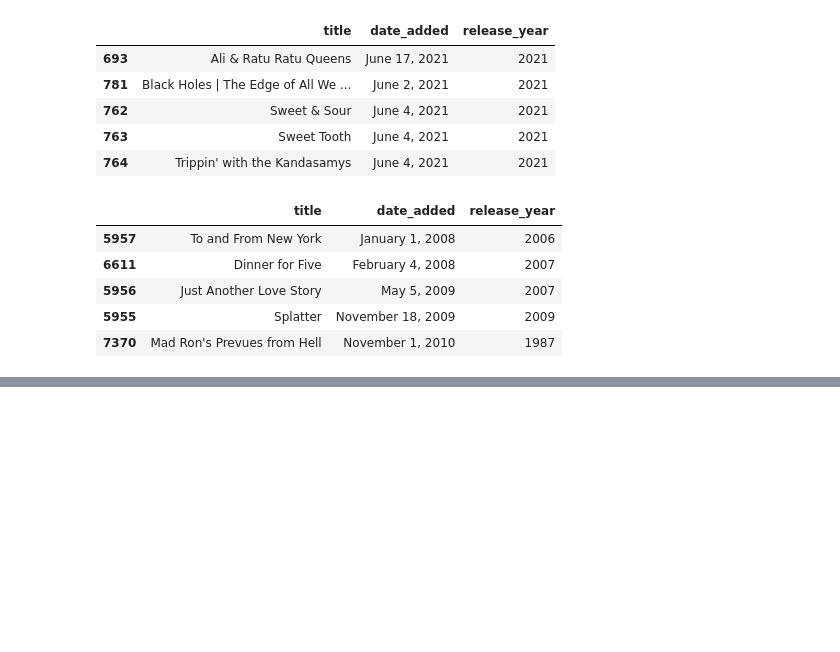
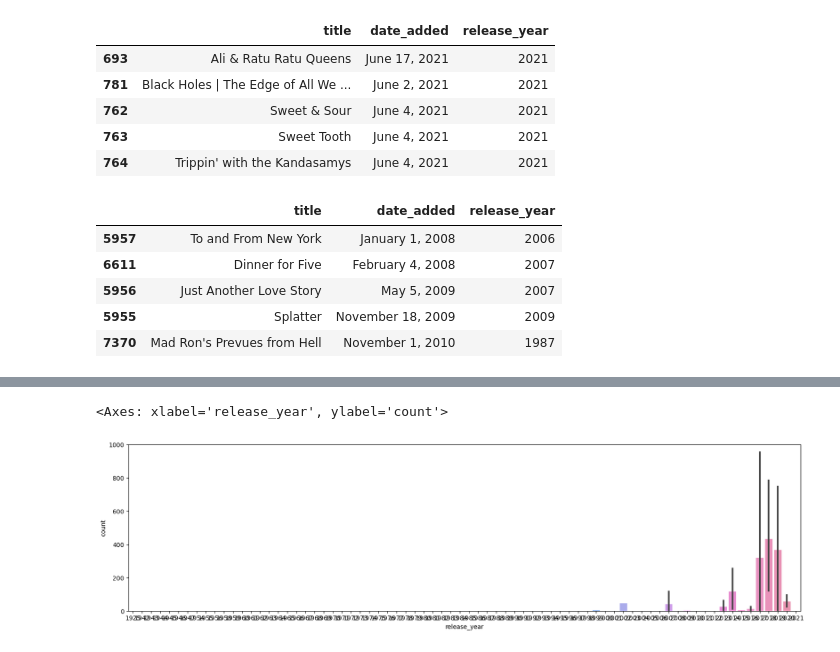
Before and after one commit to aishwarya30998/EDA-on-ML-Datasets, a Jupyter notebook: Netflix_Movies_and_TVShows.ipynb, the cells around one changed output, grey strips where cells are left out. Drawn from its saved outputs; the diff is of its cells as text; code cells hidden in the pictures; blank space fills up the shorter version.

```diff
--- a/Netflix_Movies_and_TVShows.ipynb
+++ b/Netflix_Movies_and_TVShows.ipynb
@@ -290,0 +411,8 @@ df.sort_values('year_added', ascending=True)[['title','date_added','release_year
+# %%
+
+#sns.barplot(df.release_year df.release_year.value_counts())
+plt.figure(figsize = (20, 5))
+sns.barplot(x = df.release_year  ,y = df.release_year.value_counts() )
+# %% [output]
+<Axes: xlabel='release_year', ylabel='count'>
+[figure, added]
```
Also changed, not shown: parts of 38 cells of this notebook.
